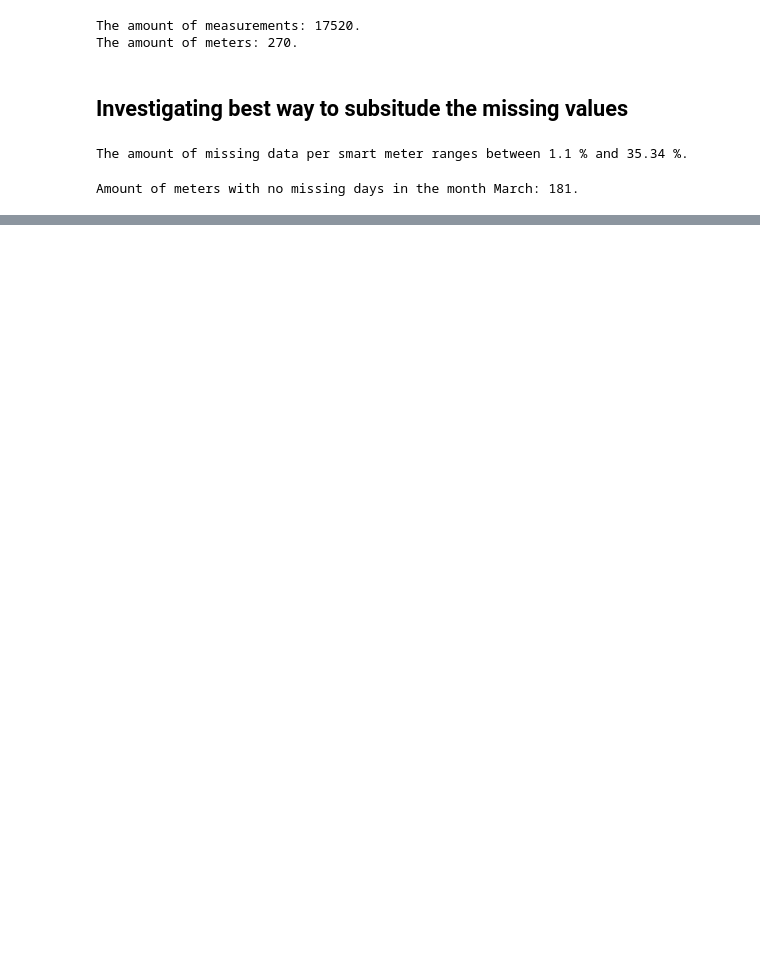
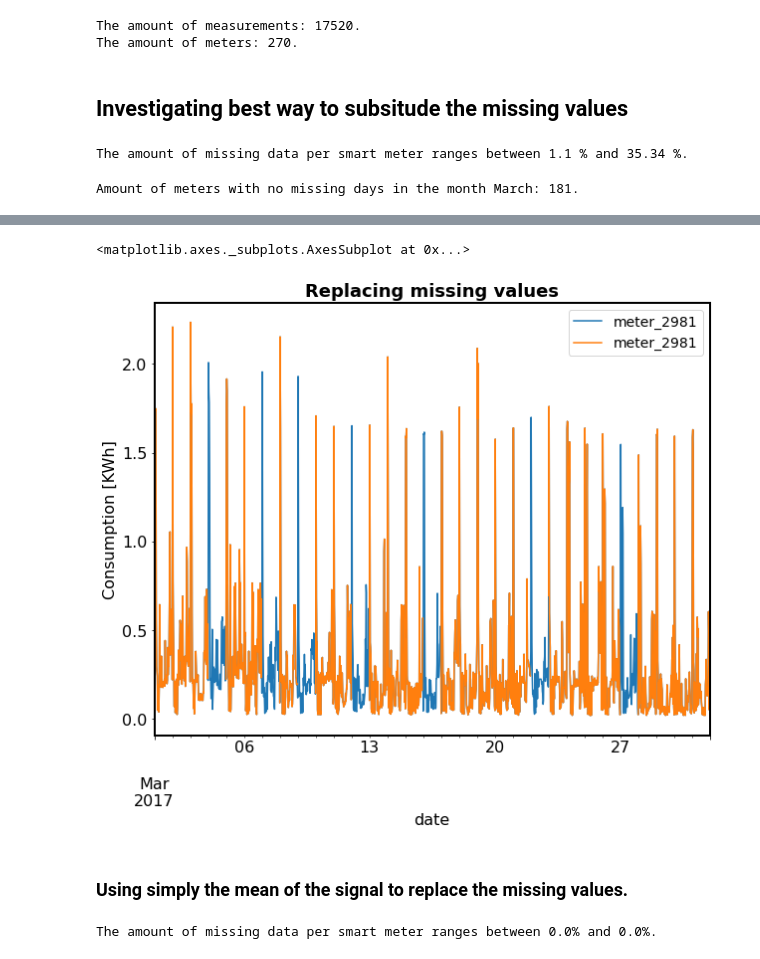
Before and after one commit to StijnStaring/TS_code, a Jupyter notebook: Load Analysis/Load_analysis2.ipynb, the cells around one changed output, grey strips where cells are left out. Cells and saved outputs as stored; diff of their text form; code cells hidden in the pictures; blank space fills up the shorter version.

Commit message:
completing missing values

```diff
--- a/Load Analysis/Load_analysis2.ipynb
+++ b/Load Analysis/Load_analysis2.ipynb
@@ -18,19 +18,23 @@ plt.rc('legend',fontsize=14)
 plt.rc('xtick', labelsize=16)
 plt.rc('ytick', labelsize=16)
 plt.rc('figure',figsize=(10,8))
+#######################################################################################
 
-consumptionLoad = pd.read_csv("D:\Onedrive\Leuven\Final project\data\consumption.csv",index_col = "meter_id")
-new_index = np.arange(1,len(consumptionLoad.index)+1)
-new_index = []
-for i in np.arange(1,len(consumptionLoad.index)+1):
-    new_index.append("meter_" + str(i))
-new_index = pd.Series(new_index)
-consumptionLoad.set_index(new_index,inplace=True)
-consumptionLoad_T = consumptionLoad.transpose()
-dates = pd.to_datetime(consumptionLoad_T.index)
-consumptionLoad_T = consumptionLoad_T.set_index(dates);consumptionLoad_T.head()
-consumptionLoad = consumptionLoad_T
+# consumptionLoad = pd.read_csv("D:\Onedrive\Leuven\Final project\data\consumption.csv",index_col = "meter_id")
+# new_index = []
+# for i in np.arange(1,len(consumptionLoad.index)+1):
+#     new_index.append("meter_" + str(i))
+# new_index = pd.Series(new_index)
+# consumptionLoad.set_index(new_index,inplace=True)
+# consumptionLoad_T = consumptionLoad.transpose()
+# dates = pd.to_datetime(consumptionLoad_T.index)
+# consumptionLoad_T = consumptionLoad_T.set_index(dates)
+# consumptionLoad_T.index.rename('date',inplace=True)
 
+
+# consumptionLoad_T.to_csv("D:\Onedrive\Leuven\Final project\data\WrittenData\consumptionLoad_T.csv")
+
+#######################################################################################
 def figure_layout(figsize=(10,8),titel="",xlabel="",ylabel="",fontsize_titel=18,fontsize_axis=16,fontsize_legend=14,fontsize_ticks=16):
     plt.figure(figsize=figsize)
     ax1 = plt.gca()
@@ -125,3 +133,5 @@ fullYeardata = consumptionLoad_T[meters_with_full_data]
+# %%
+fullYeardata = pd.read_csv("D:\Onedrive\Leuven\Final project\data\WrittenData\FullYeardata.csv",parse_dates=['date'], index_col='date')
 # %%
 amount_measurements = fullYeardata.shape[0]
 amount_meters = fullYeardata.shape[1]
@@ -245 +240,3 @@ def estimated_mean_signal(test):
+# %%
+df_copy = df.copy(deep=True)
 # %%
@@ -365,0 +244,10 @@ Name: meter_2979, Length: 1488, dtype: float64
+# %%
+axis = figure_layout(figsize=(10,8),titel="Replacing missing values",xlabel="",ylabel="Consumption [KWh]",fontsize_titel=18,fontsize_axis=16,fontsize_legend=14,fontsize_ticks=16)
+df_copy.plot(ax=axis,legend= "Replaced values")
+df.plot(ax=axis,legend= "Missing values")
+# It is possible that a prediction model can be considered to predict the missing values
+# %% [output]
+<matplotlib.axes._subplots.AxesSubplot at 0x...>
+[figure, added]
+# %% [markdown]
+### Using simply the mean of the signal to replace the missing values.
@@ -365,0 +256,8 @@ Name: meter_2979, Length: 1488, dtype: float64
+# %%
+my_imputer = SimpleImputer()
+data_with_imputed_values = my_imputer.fit_transform(df_copy2) # calculating the mean of each column and switch it with the missing values of the column
+df_copy2 = pd.DataFrame(data = data_with_imputed_values,index=df_copy2.index,columns=df_copy2.keys())
+pct_NaN = df_copy2.isnull().sum().sort_values().div(1).mul(100)
+print("The amount of missing data per smart meter ranges between {}% and {}%.".format(pct_NaN.min(),pct_NaN.max()))
+# %% [output]
+The amount of missing data per smart meter ranges between 0.0% and 0.0%.
```
Also changed, not shown: parts of 41 cells of this notebook, 2 other files.
